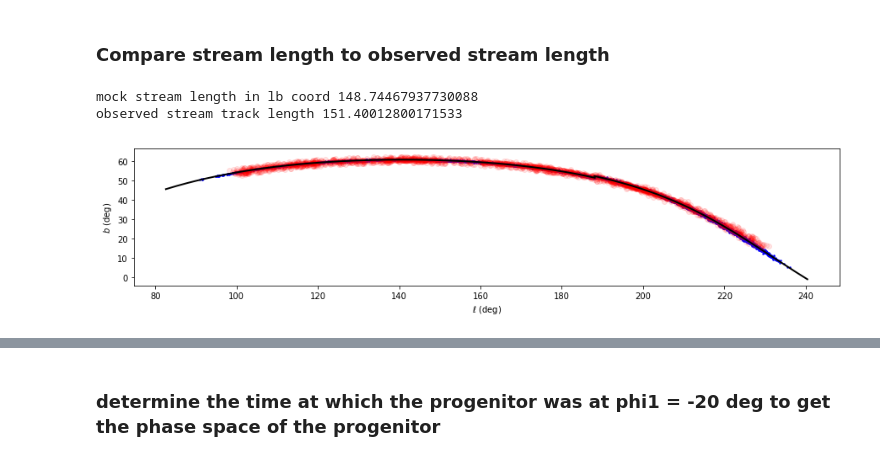
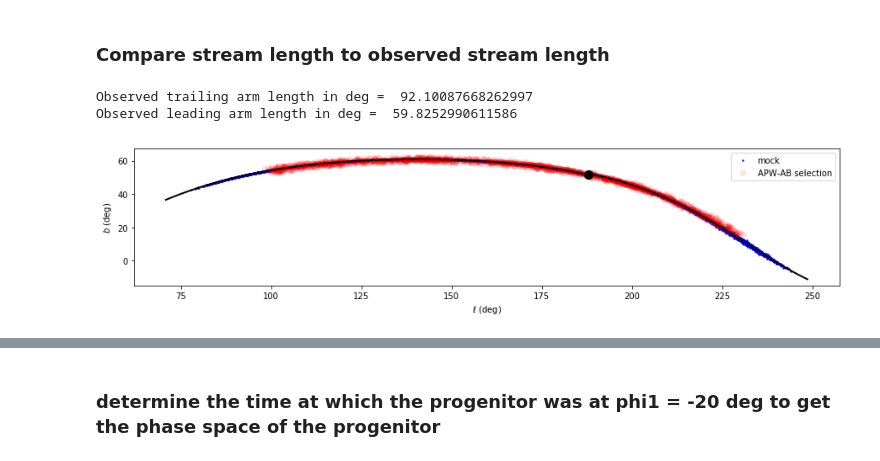
Before and after one commit to nbanik/Analyze_GD-1, a Jupyter notebook: new_GD1_model.ipynb, the cells around one changed output, grey strips where cells are left out. Drawn from its saved outputs; the diff is of its cells as text; code cells hidden in the pictures.

```diff
--- a/new_GD1_model.ipynb
+++ b/new_GD1_model.ipynb
@@ -121,0 +170,12 @@ galpyWarning: In versions >1.3, the output unit of streamdf.misalignment has bee
+# %%
+# function that takes in l and outputs the corresponding parallel angle
+
+def l_to_angle(sdf,l):
+
+    if sdf._interpolatedObsTrackLB[:,0][1] > sdf._interpolatedObsTrackLB[:,0][0] : #ad-hoc way to check whether increasing
+        interp=interpolate.interp1d(sdf._interpolatedObsTrackLB[:,0],sdf._interpolatedThetasTrack,kind='cubic')
+
+    else :
+        interp=interpolate.interp1d(sdf._interpolatedObsTrackLB[:,0][::-1],sdf._interpolatedThetasTrack[::-1],kind='cubic')
+
+    return (interp(l))
@@ -122,55 +210,47 @@ galpyWarning: In versions >1.3, the output unit of streamdf.misalignment has bee
 # %% [markdown]
 ### Compare stream length to observed stream length
 # %%
-#sample points from the stream
-lb_sample_trailing= sdf_trailing.sample(n=3000,lb=True)
-lb_sample_leading= sdf_leading.sample(n=3000,lb=True)
-
-
-#compute the length of the stream upto the point where the density drops below 20%
-print ("mock stream length in lb coord",sdf_leading.length(ang=True) + sdf_trailing.length(ang=True))
+#observed stream length
+print ("Observed trailing arm length in deg = ", + compute_angular_length(sdf_trailing,min(gd1_lb[:,0])))
+print ("Observed leading arm length in deg = ", + compute_angular_length(sdf_leading,max(gd1_lb[:,0])))
 
 
 #compute the length along the stream track between the extremities of the observed stream
+##interpolate track
 tracklb_trailing=np.radians(sdf_trailing._interpolatedObsTrackLB[:,0]),np.radians(sdf_trailing._interpolatedObsTrackLB[:,1])
 tracklb_leading=np.radians(sdf_leading._interpolatedObsTrackLB[:,0]),np.radians(sdf_leading._interpolatedObsTrackLB[:,1])
+#int_dbdl_trail=UnivariateSpline(np.degrees(tracklb_trailing[0][::-1]), np.degrees(tracklb_trailing[1])[::-1]).derivative()
+#int_dbdl_lead=UnivariateSpline(np.degrees(tracklb_leading[0]), np.degrees(tracklb_leading[1])).derivative()
+#def d_arc_trail(l):
+#    return np.sqrt(1. + int_dbdl_trail(l)**2)
 
-GD1_obs=np.loadtxt('APW_AB_GD1_phi12.dat')
-gd1_lb=phi12_to_lb(GD1_obs[:,0],GD1_obs[:,1],degree=True)
+#def d_arc_lead(l):
+#    return np.sqrt(1. + int_dbdl_lead(l)**2)
 
-int_dbdl_trail=UnivariateSpline(np.degrees(tracklb_trailing[0][::-1]), np.degrees(tracklb_trailing[1])[::-1]).derivative()
-int_dbdl_lead=UnivariateSpline(np.degrees(tracklb_leading[0]), np.degrees(tracklb_leading[1])).derivative()
+#trail_length = integrate.quad(d_arc_trail,min(gd1_lb[:,0]),gd1_prog_lb[0])[0]
 
-
-def d_arc_trail(l):
-    return np.sqrt(1. + int_dbdl_trail(l)**2)
-
-def d_arc_lead(l):
-    return np.sqrt(1. + int_dbdl_lead(l)**2)
-
-trail_length = integrate.quad(d_arc_trail,min(gd1_lb[:,0]),max(np.degrees(tracklb_trailing[0])))[0]
-
-lead_length = integrate.quad(d_arc_lead,min(np.degrees(tracklb_leading[0])),max(gd1_lb[:,0]))[0]
-
-print ("observed stream track length",lead_length + trail_length)
+#lead_length = integrate.quad(d_arc_lead,gd1_prog_lb[0],max(gd1_lb[:,0]))[0]
+#print ("observed stream track length",lead_length + trail_length)
 
 plt.figure(figsize=(15,3))
 
-plt.scatter(lb_sample_trailing[0],lb_sample_trailing[1],s=2,c='b')
+plt.scatter(lb_sample_trailing[0],lb_sample_trailing[1],s=2,c='b',label='mock')
 plt.scatter(lb_sample_leading[0],lb_sample_leading[1],s=2,c='b')
 
-plt.scatter(gd1_lb[:,0],gd1_lb[:,1],c='r',alpha=0.1)
+plt.scatter(gd1_lb[:,0],gd1_lb[:,1],c='r',alpha=0.1,label='APW-AB selection')
+plt.scatter(gd1_prog_lb[0],gd1_prog_lb[1],c='k',s=100)
 
 plt.plot(np.degrees(tracklb_trailing[0]),np.degrees(tracklb_trailing[1]),lw=2,c='k')
 plt.plot(np.degrees(tracklb_leading[0]),np.degrees(tracklb_leading[1]),lw=2,c='k')
 
 plt.xlabel(r'$\ell$ (deg)')
 plt.ylabel(r'$b$ (deg)')
+#plt.ylim(1,65)
 #plt.xlim(-100.,20.)
 #plt.ylim(-6.,4.)
-#plt.legend(loc='upper right')
+plt.legend(loc='upper right')
 plt.show()
 # %% [output]
-mock stream length in lb coord 148.74467937730088
-observed stream track length 151.40012800171533
+Observed trailing arm length in deg =  92.10087668262997
+Observed leading arm length in deg =  59.8252990611586
-[figure, old version]
+[figure, new version]
```
Also changed, not shown: parts of 37 cells of this notebook, 1 other file.
